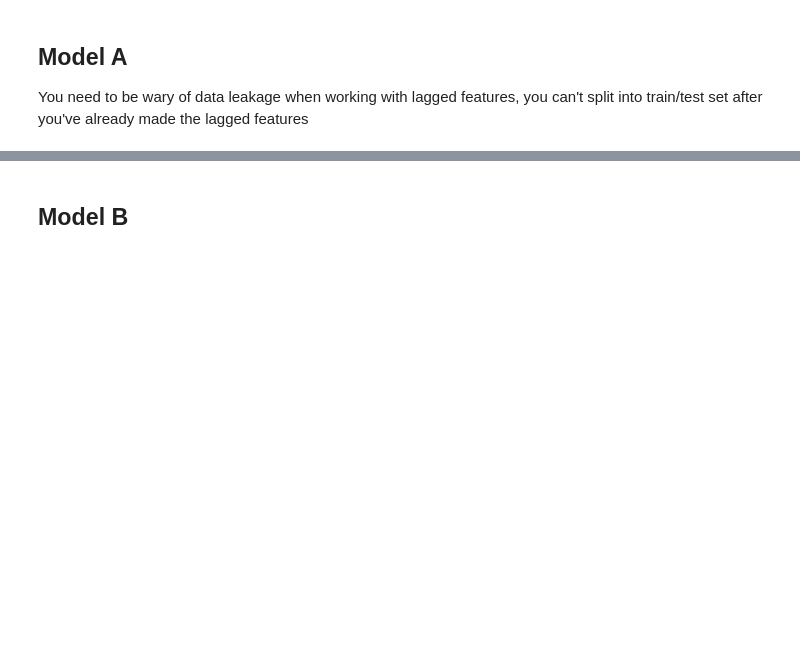
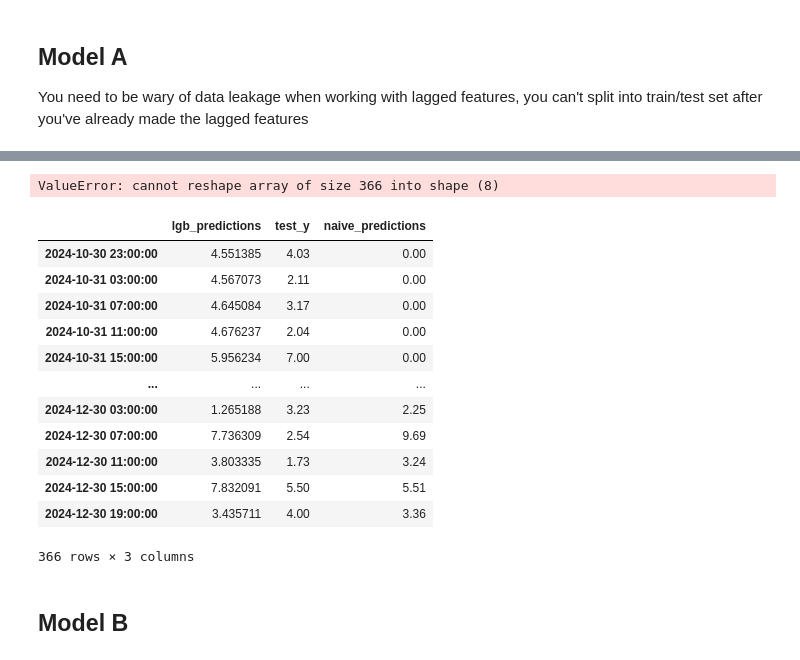
Before and after one commit to Nomercyme/energy_hackathon, a Jupyter notebook: main.ipynb, the cells around one changed output, grey strips where cells are left out. Saved outputs shown, nothing was run; the diff lists cells and outputs as text; code cells hidden in the pictures; blank space fills up the shorter version.

Commit message:
First draft of first model pipeline done

```diff
--- a/main.ipynb
+++ b/main.ipynb
@@ -649,34 +675,13 @@ test_X = clean_column_names(test_X)
+# %%
+# Naive predictions
+test_naive_predictions = naive_predictor(test, "Ancillary Price - DC-L - GB (£/MW/h)", 48)
+test_naive_predictions.fillna(0, inplace=True)
 # %%
-# Define the target column
-TARGET = "Ancillary Price - DC-L - GB (£/MW/h)"
-
-# Split the data into train and test sets, 2 last month's = TEST
-train = df_merged_A.loc[:'2024-10-30 22:30']
-test = df_merged_A.loc['2024-10-30 23:00':]
-
-# Create features for train
-train_date = create_datetime_features(train)
-train_sinus_date = create_sincos_datetime_features(train_date)
-train_lag = create_all_lagged_features(train)
-train_X = pd.concat([train_sinus_date, train_lag], axis=1)
-train_y = train[TARGET]
-
-train_X = clean_column_names(train_X)
-
-# Create features for test
-test_date = create_datetime_features(test)
-test_sinus_date = create_sincos_datetime_features(test_date)
-test_lag = create_all_lagged_features(test)
-test_X = pd.concat([test_sinus_date, test_lag], axis=1)
-test_y = test[TARGET]
-
-test_X = clean_column_names(test_X)
-
 # Use TimeSeriesSplit for cross-validation
-tscv = TimeSeriesSplit(n_splits=8)
+tscv = TimeSeriesSplit(n_splits=3)
 
 # Define the LightGBM model with L1 regularization (Lasso)
-model = lgb.LGBMRegressor(lambda_l1=1.0)  # L1 regularization
+model = lgb.LGBMRegressor(lambda_l1=1.0, n_estimators=500)  # L1 regularization
 
 # Train the model using cross-validation
 for train_index, val_index in tscv.split(train_X):
@@ -688,6 +693,7 @@ for train_index, val_index in tscv.split(train_X):
 # Evaluate the model on the test set
 predictions = model.predict(test_X)
 mse = mean_squared_error(test_y, predictions)
+# mse_naive = mean_squared_error(test_y, test_naive_predictions)
 print(f"Mean Squared Error on Test Set: {mse}")
 
 # Example usage
@@ -713,6 +719,27 @@ Mean Squared Error on Test Set: 18.586649599281635
+# %%
+# Need to average predictions for each EFA block (so average of 8 values per 4 hour block)
+predictions = predictions.reshape(-1, 8).mean(axis=1)
+test_y = test_y.values.reshape(-1, 8).mean(axis=1)
+test_naive_predictions = test_naive_predictions.values.reshape(-1, 8).mean(axis=1)
+# %% [output]
+ValueError: cannot reshape array of size 366 into shape (8)
 # %%
 # Merge predictions and test_y into a single dataframe
-results = pd.DataFrame({"predictions": predictions, "test_y": test_y})
-visualize_data(results, is_price=True)
+results = pd.DataFrame({"lgb_predictions": predictions, "test_y": test_y, "naive_predictions": test_naive_predictions}, index=pd.date_range(start='2024-10-30 23:00', periods=len(predictions), freq='4H'))
+results
+# %% [output]
+|  | lgb_predictions | test_y | naive_predictions |
+| 2024-10-30 23:00:00 | 4.551385 | 4.03 | 0.00 |
+| 2024-10-31 03:00:00 | 4.567073 | 2.11 | 0.00 |
+| 2024-10-31 07:00:00 | 4.645084 | 3.17 | 0.00 |
+| 2024-10-31 11:00:00 | 4.676237 | 2.04 | 0.00 |
+| 2024-10-31 15:00:00 | 5.956234 | 7.00 | 0.00 |
+| ... | ... | ... | ... |
+| 2024-12-30 03:00:00 | 1.265188 | 3.23 | 2.25 |
+| 2024-12-30 07:00:00 | 7.736309 | 2.54 | 9.69 |
+| 2024-12-30 11:00:00 | 3.803335 | 1.73 | 3.24 |
+| 2024-12-30 15:00:00 | 7.832091 | 5.50 | 5.51 |
+| 2024-12-30 19:00:00 | 3.435711 | 4.00 | 3.36 |
+366 rows × 3 columns
 # %% [markdown]
 ## Model B
```
Also changed, not shown: parts of 24 cells of this notebook, 9 other files.
